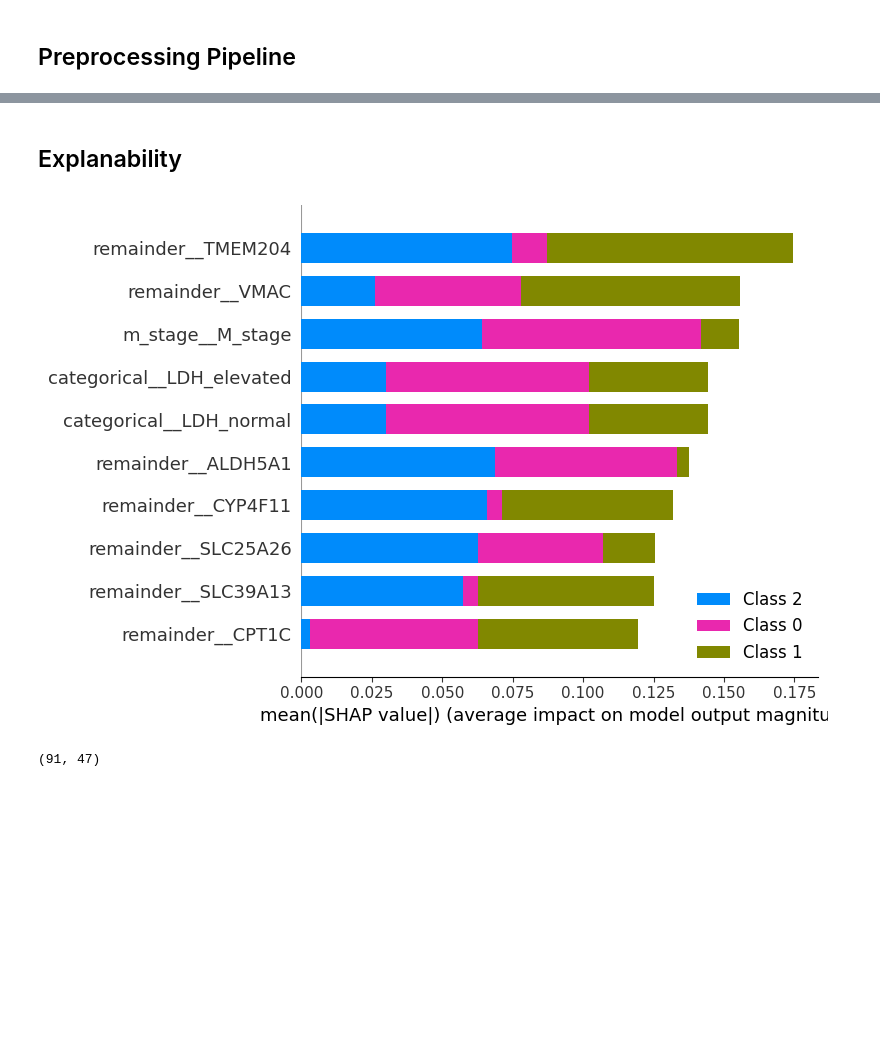
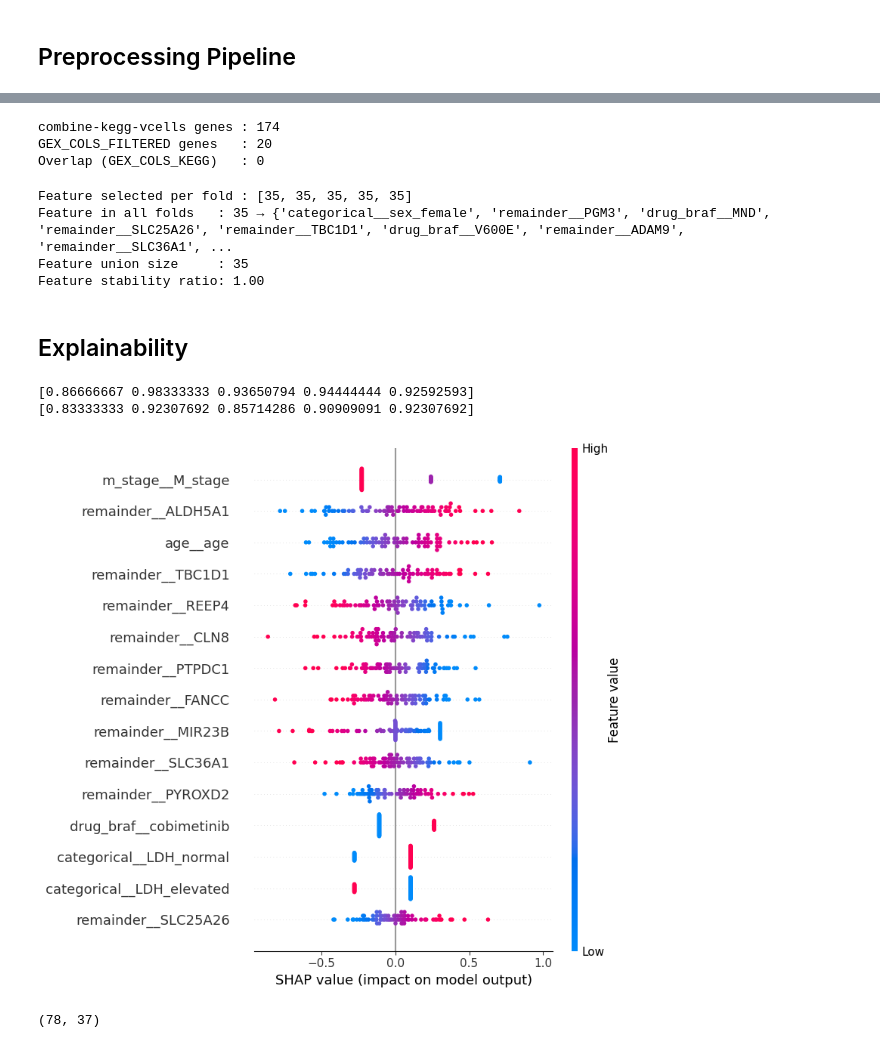
Before and after one commit to dinhhb/modeling_gene_expression, a Jupyter notebook: pipeline/4_leakage.ipynb, the cells around one changed output, grey strips where cells are left out. Drawn from its saved outputs; the diff is of its cells as text; code cells hidden in the pictures; blank space fills up the shorter version.

```diff
--- a/pipeline/4_leakage.ipynb
+++ b/pipeline/4_leakage.ipynb
@@ -35,6 +41,6 @@ shap.initjs()
 # %%
 # Load gex_mat_corrected
-gex_mat = pd.read_csv(f"../dataset/created/gex_mat_corrected.csv").set_index('sample_id').T
+gex_mat = pd.read_csv(f"../dataset/created/{pfs_dir}/gex_mat_corrected{rna_suffix}.csv").set_index('sample_id').T
 gex_mat['sample_id'] = gex_mat.index
 
 print(gex_mat.shape)
@@ -50,7 +56,7 @@ gex_mat.head()
 5 rows × 23387 columns
 # %%
 # Load clinical_gex
-clinical_gex = pd.read_csv(f"../dataset/created/clinical_gex.csv", low_memory=False)
+clinical_gex = pd.read_csv(f"../dataset/created/{pfs_dir}/clinical_gex{rna_suffix}.csv", low_memory=False)
 
 print(clinical_gex.shape)
 clinical_gex.head()
@@ -116,7 +122,12 @@ y = clinical_gex_filtered['pfs_label']
 
 pre_selection_pipe = Pipeline([
     ('threshold', VarianceThreshold(threshold=0.1)),
-    ('seleckbest', SelectKBest(f_classif, k=30)),
+    ('seleckbest', SelectKBest(f_classif, k=20)),
+    # ('rfe', RFE(
+    #     estimator=RandomForestClassifier(random_state=42),
+    #     step=1,
+    #     n_features_to_select=15
+    # ))
 ])
 
 gex_cols_selected = clinical_gex_filtered[GEX_COLS_FILTERED]
@@ -315,13 +254,12 @@ print(f"Best CV F1 (or macro F1 if 3 classes): {study.best_value:.3f}")
 # %%
-full_pipe.set_params(**study.best_params)
-
 if BINARY_PFS == True:
     results = cross_validate(
         full_pipe, x, y,
         cv=skf,
         scoring=['roc_auc', 'f1'],
         return_train_score=True,
-        n_jobs=-1
+        n_jobs=-1,
+        return_estimator=True
     )
 
     print(f"Train ROC-AUC : {results['train_roc_auc'].mean():.3f} ± {results['train_roc_auc'].std():.3f}")
@@ -336,13 +274,14 @@ else:
         cv=skf,
         scoring=['roc_auc_ovo', 'f1_macro'],
         return_train_score=True,
-        n_jobs=-1
+        n_jobs=-1,
+        return_estimator=True
     )
 
     print(f"Train ROC-AUC (OVO): {results['train_roc_auc_ovo'].mean():.3f} ± {results['train_roc_auc_ovo'].std():.3f}")
     print(f"Train Macro F1     : {results['train_f1_macro'].mean():.3f} ± {results['train_f1_macro'].std():.3f}")
     print(f"Test ROC-AUC (OVO) : {results['test_roc_auc_ovo'].mean():.3f} ± {results['test_roc_auc_ovo'].std():.3f}")
-    print(f"Test Macro F1      : {results['test_f1_macro'].mean():.3f} ± {results['test_f1_macro'].std():.3f}")
+    print(f"Test Macro F1      : {results['test_f1_macro'].mean():.3f} ± {results['test_f1_macro'].std():.3f}\n")
 
     target_names = ['Short resp', 'Intermediate', 'Long resp']
 
@@ -408,25 +348,56 @@ print(common)
+# %%
+with open("../dataset/additional/combine-kegg-vcells.txt") as f:
+    kegg_vcells = {g.strip() for g in f.read().split(",")}
+
+GEX_COLS_KEGG = [g for g in common_gex if g in kegg_vcells]
+
+print(f"combine-kegg-vcells genes : {len(kegg_vcells)}")
+print(f"GEX_COLS_FILTERED genes   : {len(common_gex)}")
+print(f"Overlap (GEX_COLS_KEGG)   : {len(GEX_COLS_KEGG)}")
+# %% [output]
+combine-kegg-vcells genes : 174
+GEX_COLS_FILTERED genes   : 20
+Overlap (GEX_COLS_KEGG)   : 0
+# %%
+common = set.intersection(*selected_per_fold)
+union  = set.union(*selected_per_fold)
+sizes = [len(s) for s in selected_per_fold]
+
+print(f"Feature selected per fold : {sizes}")
+print(f"Feature in all folds   : {len(common)} → {common}")
+print(f"Feature union size     : {len(union)}")
+print(f"Feature stability ratio: {len(common) / max(1, min(sizes)):.2f}")
+# %% [output]
+Feature selected per fold : [35, 35, 35, 35, 35]
+Feature in all folds   : 35 → {'categorical__sex_female', 'remainder__PGM3', 'drug_braf__MND', 'remainder__SLC25A26', 'remainder__TBC1D1', 'drug_braf__V600E', 'remainder__ADAM9', 'remainder__SLC36A1', ...
+Feature union size     : 35
+Feature stability ratio: 1.00
 # %% [markdown]
-## Explanability
+## Explainability
+# %%
+print(results['test_roc_auc'])
+print(results['test_f1'])
+# %% [output]
+[0.86666667 0.98333333 0.93650794 0.94444444 0.92592593]
+[0.83333333 0.92307692 0.85714286 0.90909091 0.92307692]
 # %%
-full_pipe.fit(x, y)
+best_model = results["estimator"][4][-1]
 
 x_transformed = full_pipe[:-1].transform(x)  # x -> prep -> scaler
 
-# Recover feature names after RFE
+# Recover feature names after SelectKBest
 preprocessed_feature_names = full_pipe['preprocess'].get_feature_names_out()
-# selected_mask = full_pipe['selection'].support_
-# feature_names = preprocessed_feature_names[selected_mask]
 feature_names = preprocessed_feature_names
 
-explainer = shap.LinearExplainer(full_pipe['clf'], x_transformed)
+explainer = shap.LinearExplainer(best_model, x_transformed)
 shap_values = explainer(x_transformed)
 shap_values.feature_names = feature_names.tolist()
 
-shap.summary_plot(shap_values, x_transformed, feature_names=feature_names, max_display=10)
+shap.summary_plot(shap_values, x_transformed, feature_names=feature_names, max_display=15)
 x_transformed.shape
 # %% [output]
-[figure, old version]
+[figure, new version]
-(91, 47)
+(78, 37)
 # %%
 from sklearn.decomposition import PCA
 from sklearn.manifold import TSNE
```
Also changed, not shown: parts of 16 cells of this notebook, 13 other files.
